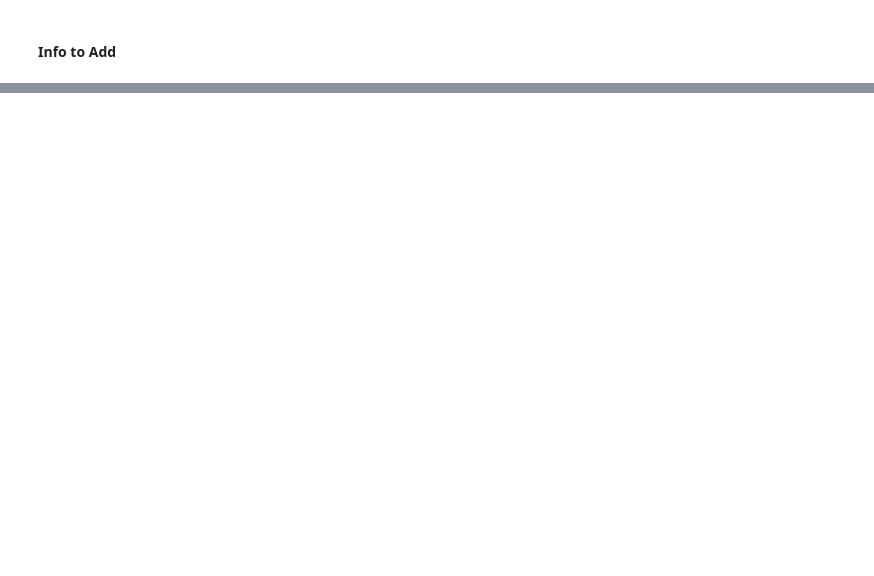
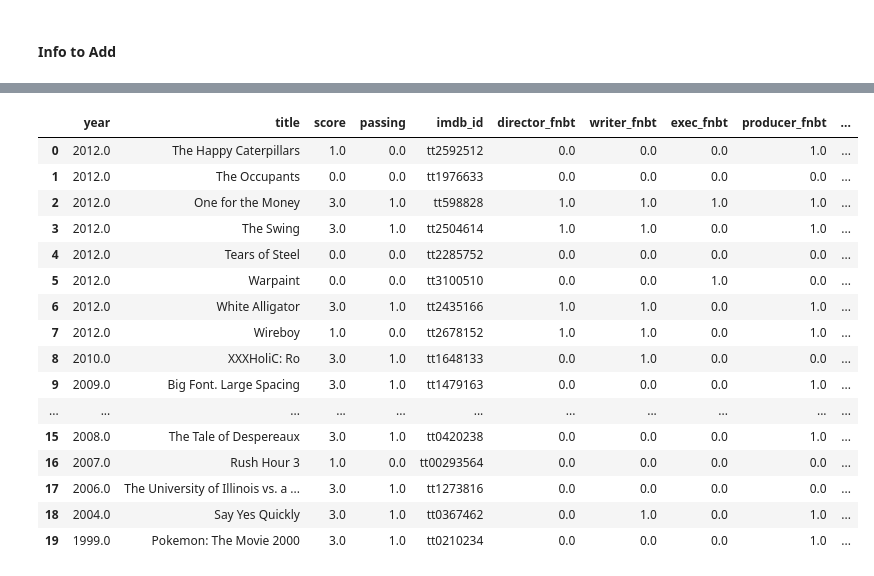
Before and after one commit to MagicMilly/women-in-film-analysis-dashboard, a Jupyter notebook: more_data_munging_useful.ipynb, the cells around one changed output, grey strips where cells are left out. Saved outputs shown, nothing was run; the diff lists cells and outputs as text; code cells hidden in the pictures; blank space fills up the shorter version.

```diff
--- a/more_data_munging_useful.ipynb
+++ b/more_data_munging_useful.ipynb
@@ -2262,22 +2261,22 @@ grandma_needle = [1900.0, 'Grandma Threading Her Needle', 0.0, 0.0, 'tt0377995',
 # %%
-happy_caterpillars = [2012.0, 'The Happy Caterpillars', 1.0, 0.0, 'tt2592512', 0.0, 0.0, 0.0, 1.0, 1.0, 12000, 0.0]
-the_occupants = [2012.0, 'The Occupants', 0.0, 0.0, 'tt1976633', 0.0, 0.0, 0.0, 0.0, 0.0, 0.0, 0.0]
-one_for_the_money = [2012.0, 'One for the Money', 3.0, 1.0, 'tt598828', 1.0, 1.0, 1.0, 1.0, 4.0, 0.0, 0.0]
-the_swing = [2012.0, 'The Swing', 3.0, 1.0, 'tt2504614', 1.0, 1.0, 0.0, 1.0, 3.0, 13278, 0.0]
-tears_of_steel = [2012.0, 'Tears of Steel', 0.0, 0.0, 'tt2285752', 0.0, 0.0, 0.0, 0.0, 0.0, 398000, 0.0]
-warpaint = [2012.0, 'Warpaint', 0.0, 0.0, 'tt3100510', 0.0, 0.0, 1.0, 0.0, 1.0, 3000, 0.0]
-white_alligator = [2012.0, 'White Alligator', 3.0, 1.0, 'tt2435166', 1.0, 1.0, 0.0, 1.0, 3.0, 0.0, 0.0]
-wireboy = [2012.0, 'Wireboy', 1.0, 0.0, 'tt2678152', 1.0, 1.0, 0.0, 1.0, 3.0, 0.0, 0.0]
-xxxholic_ro = [2010.0, 'XXXHoliC: Ro', 3.0, 1.0, 'tt1648133', 0.0, 1.0, 0.0, 0.0, 1.0, 0.0, 0.0]
-big_font = [2009.0, 'Big Font. Large Spacing', 3.0, 1.0, 'tt1479163', 0.0, 0.0, 0.0, 1.0, 1.0, 0.0, 0.0]
-exit_117 = [2009.0, 'Exit 117', 2.0, 0.0, 'tt1521783', 0.0, 0.0, 0.0, 1.0, 1.0, 850, 0.0]
-the_wrong_house = [2009.0, 'The Wrong House', 3.0, 1.0, 'tt1648194', 0.0, 1.0, 0.0, 1.0, 2.0, 10000, 0.0]
-xxxholic_shunmuki = [2009.0, 'XXXHOLiC: Shunmuki-Kouhen', 3.0, 1.0, 'tt1461305', 0.0, 1.0, 0.0, 0.0, 1.0, 0.0, 0.0]
-xxxholic_zenpen = [2009.0, 'XXXHOLiC: Zenpen', 3.0, 1.0, 'tt1263772', 0.0, 1.0, 0.0, 0.0, 1.0, 0.0, 0.0]
-kenna = [2008.0, 'Kenna', 3.0, 1.0, 'tt1340664', 0.0, 0.0, 0.0, 0.0, 0.0, 15000, 0.0]
-tale_of_despereaux = [2008.0, 'The Tale of Despereaux', 3.0, 1.0, 'tt0420238', 0.0, 0.0, 0.0, 1.0, 1.0, 60000000, 86900000]
-rush_hour_3 = [2007.0, 'Rush Hour 3', 1.0, 0.0, 'tt00293564', 0.0, 0.0, 0.0, 0.0, 0.0, 140000000, 258000000]
-uni_vs_mummy = [2006.0, 'The University of Illinois vs. a Mummy', 3.0, 1.0, 'tt1273816', 0.0, 0.0, 0.0, 0.0, 0.0, 0.0, 0.0]
-say_yes_quickly = [2004.0, 'Say Yes Quickly', 3.0, 1.0, 'tt0367462', 0.0, 1.0, 0.0, 1.0, 2.0, 0.0, 0.0]
-pokemon_the_movie = [1999.0, 'Pokemon: The Movie 2000', 3.0, 1.0, 'tt0210234', 0.0, 0.0, 0.0, 1.0, 1.0, 30000000, 133900000]
+slightly_2 = [[2012.0, 'The Happy Caterpillars', 1.0, 0.0, 'tt2592512', 0.0, 0.0, 0.0, 1.0, 1.0, 12000, 0.0],
+              [2012.0, 'The Occupants', 0.0, 0.0, 'tt1976633', 0.0, 0.0, 0.0, 0.0, 0.0, 0.0, 0.0],
+              [2012.0, 'One for the Money', 3.0, 1.0, 'tt598828', 1.0, 1.0, 1.0, 1.0, 4.0, 0.0, 0.0],
+              [2012.0, 'The Swing', 3.0, 1.0, 'tt2504614', 1.0, 1.0, 0.0, 1.0, 3.0, 13278, 0.0],
+              [2012.0, 'Tears of Steel', 0.0, 0.0, 'tt2285752', 0.0, 0.0, 0.0, 0.0, 0.0, 398000, 0.0],
+              [2012.0, 'Warpaint', 0.0, 0.0, 'tt3100510', 0.0, 0.0, 1.0, 0.0, 1.0, 3000, 0.0],
+              [2012.0, 'White Alligator', 3.0, 1.0, 'tt2435166', 1.0, 1.0, 0.0, 1.0, 3.0, 0.0, 0.0],
+              [2012.0, 'Wireboy', 1.0, 0.0, 'tt2678152', 1.0, 1.0, 0.0, 1.0, 3.0, 0.0, 0.0],
+              [2010.0, 'XXXHoliC: Ro', 3.0, 1.0, 'tt1648133', 0.0, 1.0, 0.0, 0.0, 1.0, 0.0, 0.0],
+              [2009.0, 'Big Font. Large Spacing', 3.0, 1.0, 'tt1479163', 0.0, 0.0, 0.0, 1.0, 1.0, 0.0, 0.0],
+              [2009.0, 'Exit 117', 2.0, 0.0, 'tt1521783', 0.0, 0.0, 0.0, 1.0, 1.0, 850, 0.0],
+              [2009.0, 'The Wrong House', 3.0, 1.0, 'tt1648194', 0.0, 1.0, 0.0, 1.0, 2.0, 10000, 0.0],
+              [2009.0, 'XXXHOLiC: Shunmuki-Kouhen', 3.0, 1.0, 'tt1461305', 0.0, 1.0, 0.0, 0.0, 1.0, 0.0, 0.0],
+              [2009.0, 'XXXHOLiC: Zenpen', 3.0, 1.0, 'tt1263772', 0.0, 1.0, 0.0, 0.0, 1.0, 0.0, 0.0],
+              [2008.0, 'Kenna', 3.0, 1.0, 'tt1340664', 0.0, 0.0, 0.0, 0.0, 0.0, 15000, 0.0],
+              [2008.0, 'The Tale of Despereaux', 3.0, 1.0, 'tt0420238', 0.0, 0.0, 0.0, 1.0, 1.0, 60000000, 86900000],
+              [2007.0, 'Rush Hour 3', 1.0, 0.0, 'tt00293564', 0.0, 0.0, 0.0, 0.0, 0.0, 140000000, 258000000],
+              [2006.0, 'The University of Illinois vs. a Mummy', 3.0, 1.0, 'tt1273816', 0.0, 0.0, 0.0, 0.0, 0.0, 0.0, 0.0],
+              [2004.0, 'Say Yes Quickly', 3.0, 1.0, 'tt0367462', 0.0, 1.0, 0.0, 1.0, 2.0, 0.0, 0.0],
+              [1999.0, 'Pokemon: The Movie 2000', 3.0, 1.0, 'tt0210234', 0.0, 0.0, 0.0, 1.0, 1.0, 30000000, 133900000]]
 # %%
@@ -2310,0 +2329,2 @@ bechdel_no_tv_shows.loc[bechdel_no_tv_shows.title == 'The Wonderful Wizard of Oz
+# %%
+columns = bechdel_no_tv_shows.columns
@@ -2310,0 +2343,21 @@ bechdel_no_tv_shows.loc[bechdel_no_tv_shows.title == 'The Wonderful Wizard of Oz
+# %%
+new_df2 = pd.DataFrame(data=slightly_2, columns=columns)
+new_df2
+# %% [output]
+|  | year | title | score | passing | imdb_id | director_fnbt | writer_fnbt | exec_fnbt | producer_fnbt | ... |
+| 0 | 2012.0 | The Happy Caterpillars | 1.0 | 0.0 | tt2592512 | 0.0 | 0.0 | 0.0 | 1.0 | ... |
+| 1 | 2012.0 | The Occupants | 0.0 | 0.0 | tt1976633 | 0.0 | 0.0 | 0.0 | 0.0 | ... |
+| 2 | 2012.0 | One for the Money | 3.0 | 1.0 | tt598828 | 1.0 | 1.0 | 1.0 | 1.0 | ... |
+| 3 | 2012.0 | The Swing | 3.0 | 1.0 | tt2504614 | 1.0 | 1.0 | 0.0 | 1.0 | ... |
+| 4 | 2012.0 | Tears of Steel | 0.0 | 0.0 | tt2285752 | 0.0 | 0.0 | 0.0 | 0.0 | ... |
+| 5 | 2012.0 | Warpaint | 0.0 | 0.0 | tt3100510 | 0.0 | 0.0 | 1.0 | 0.0 | ... |
+| 6 | 2012.0 | White Alligator | 3.0 | 1.0 | tt2435166 | 1.0 | 1.0 | 0.0 | 1.0 | ... |
+| 7 | 2012.0 | Wireboy | 1.0 | 0.0 | tt2678152 | 1.0 | 1.0 | 0.0 | 1.0 | ... |
+| 8 | 2010.0 | XXXHoliC: Ro | 3.0 | 1.0 | tt1648133 | 0.0 | 1.0 | 0.0 | 0.0 | ... |
+| 9 | 2009.0 | Big Font. Large Spacing | 3.0 | 1.0 | tt1479163 | 0.0 | 0.0 | 0.0 | 1.0 | ... |
+| ... | ... | ... | ... | ... | ... | ... | ... | ... | ... | ... |
+| 15 | 2008.0 | The Tale of Despereaux | 3.0 | 1.0 | tt0420238 | 0.0 | 0.0 | 0.0 | 1.0 | ... |
+| 16 | 2007.0 | Rush Hour 3 | 1.0 | 0.0 | tt00293564 | 0.0 | 0.0 | 0.0 | 0.0 | ... |
+| 17 | 2006.0 | The University of Illinois vs. a ... | 3.0 | 1.0 | tt1273816 | 0.0 | 0.0 | 0.0 | 0.0 | ... |
+| 18 | 2004.0 | Say Yes Quickly | 3.0 | 1.0 | tt0367462 | 0.0 | 1.0 | 0.0 | 1.0 | ... |
+| 19 | 1999.0 | Pokemon: The Movie 2000 | 3.0 | 1.0 | tt0210234 | 0.0 | 0.0 | 0.0 | 1.0 | ... |
```
Also changed, not shown: parts of 24 cells of this notebook.
